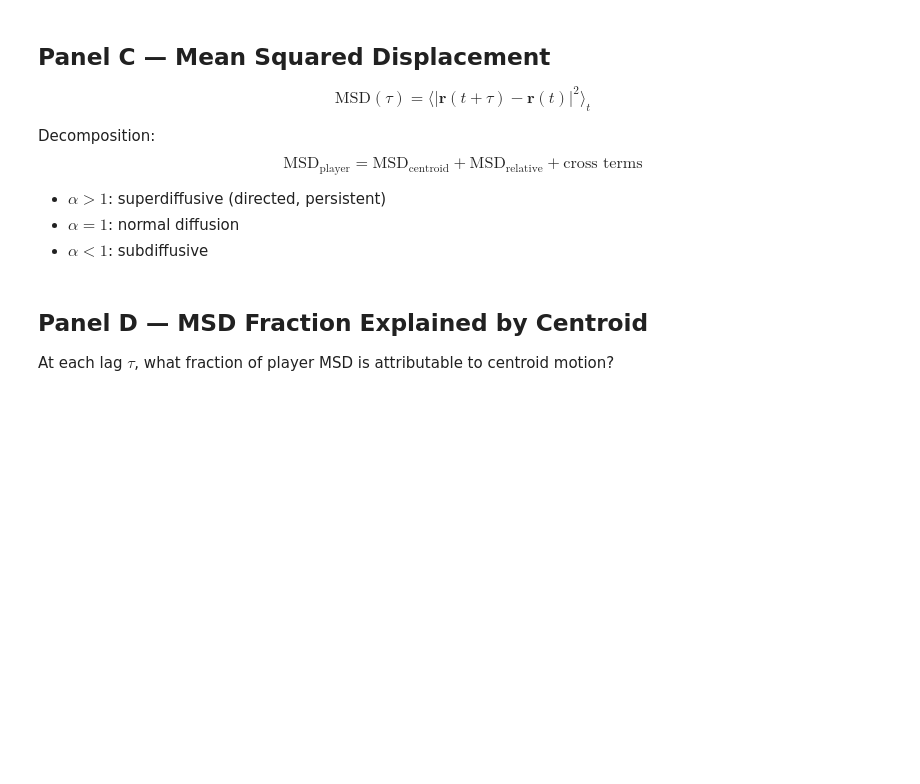
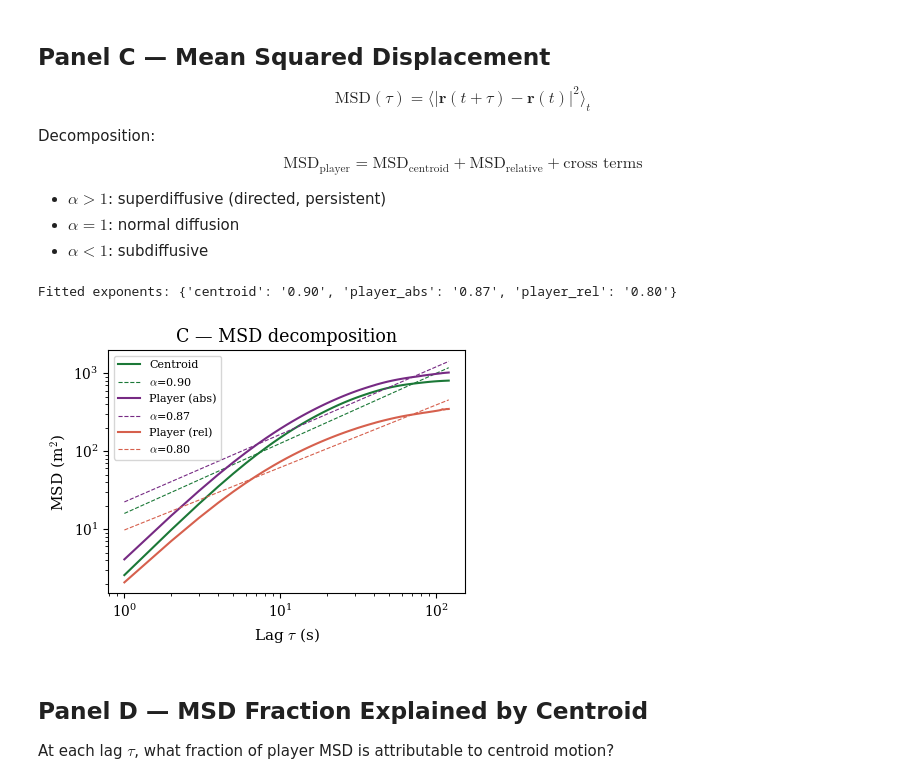
Before and after one commit to DGradeci/Athlelorien, a Jupyter notebook: analysis/levy_paper/notebooks/02_transport_phenotype.ipynb, the cells around one changed output. Drawn from its saved outputs; the diff is of its cells as text; code cells hidden in the pictures; blank space fills up the shorter version.

```diff
--- a/analysis/levy_paper/notebooks/02_transport_phenotype.ipynb
+++ b/analysis/levy_paper/notebooks/02_transport_phenotype.ipynb
@@ -96,28 +113,38 @@ $$\text{MSD}_{\text{player}} = \text{MSD}_{\text{centroid}} + \text{MSD}_{\text{
 - $\alpha = 1$: normal diffusion
 - $\alpha < 1$: subdiffusive
 # %%
-msd_pivot = msd_long.groupby(["component", "lag_s"])["msd_m2"].mean().reset_index()
+# Group by integer lag k (consistent across all tracks) not tau_s (float) to avoid
+# near-duplicate groups which cause the jagged/noisy appearance at long lags.
+msd_pivot = (
+    msd_long
+    .groupby(["track_type", "k"])
+    .agg(msd_m2=("msd_m2", "mean"), tau_s=("tau_s", "mean"))
+    .reset_index()
+)
 
 fig_c, ax_c = plt.subplots(figsize=(4.5, 3.5))
 
 alphas = {}
-palette = {"player": "#762a83", "centroid": "#1b7837", "relative": "#d6604d"}
+palette    = {"player_abs": "#762a83", "centroid": "#1b7837", "player_rel": "#d6604d"}
+nice_label = {"player_abs": "Player (abs)", "centroid": "Centroid", "player_rel": "Player (rel)"}
 
-for component, grp in msd_pivot.groupby("component"):
-    tau = grp["lag_s"].values
-    msd = grp["msd_m2"].values
-    color = palette.get(component, "grey")
-    alpha = plot_msd(ax_c, tau, msd,
-                     label=component.capitalize(),
-                     color=color, fit_alpha=True)
+for track, grp in msd_pivot.groupby("track_type"):
+    grp   = grp.sort_values("k")
+    color = palette.get(track, "grey")
+    label = nice_label.get(track, track)
+    alpha = plot_msd(ax_c, grp["tau_s"].values, grp["msd_m2"].values,
+                     label=label, color=color, fit_alpha=True)
     if alpha is not None:
-        alphas[component] = alpha
+        alphas[track] = alpha
 
 ax_c.set_title("C — MSD decomposition")
 ax_c.legend(fontsize=8)
 print("Fitted exponents:", {k: f"{v:.2f}" for k, v in alphas.items()})
 plt.tight_layout()
 plt.show()
+# %% [output]
+Fitted exponents: {'centroid': '0.90', 'player_abs': '0.87', 'player_rel': '0.80'}
+[figure, added]
 # %% [markdown]
 ## Panel D — MSD Fraction Explained by Centroid
 
```
Also changed, not shown: parts of 6 cells of this notebook, 3 other files.
